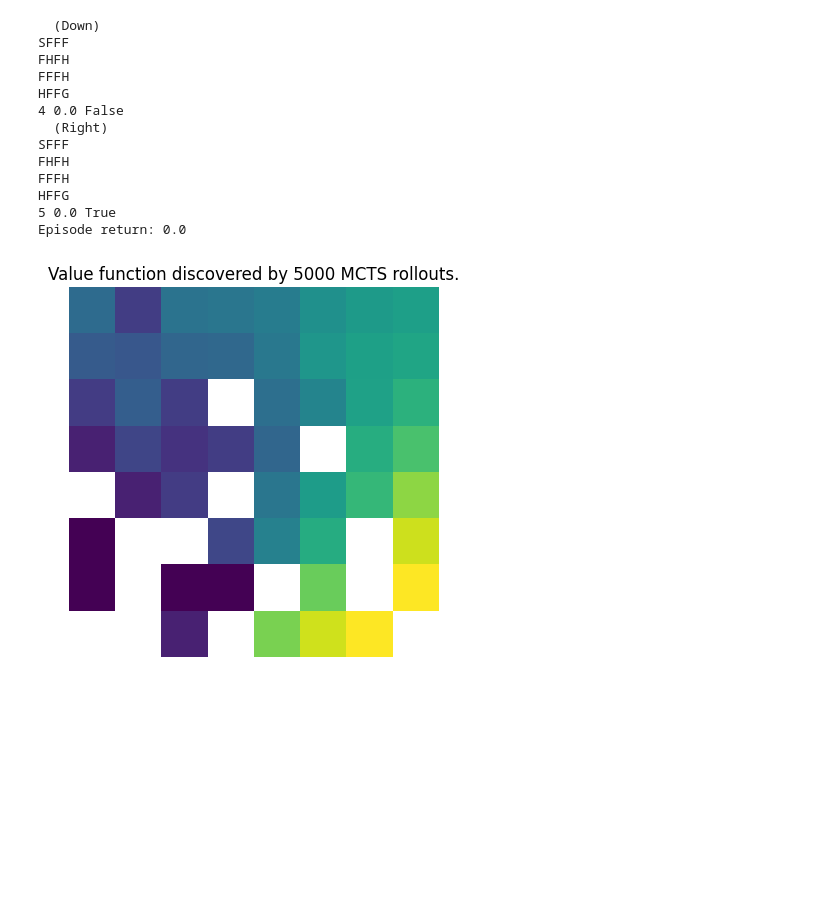
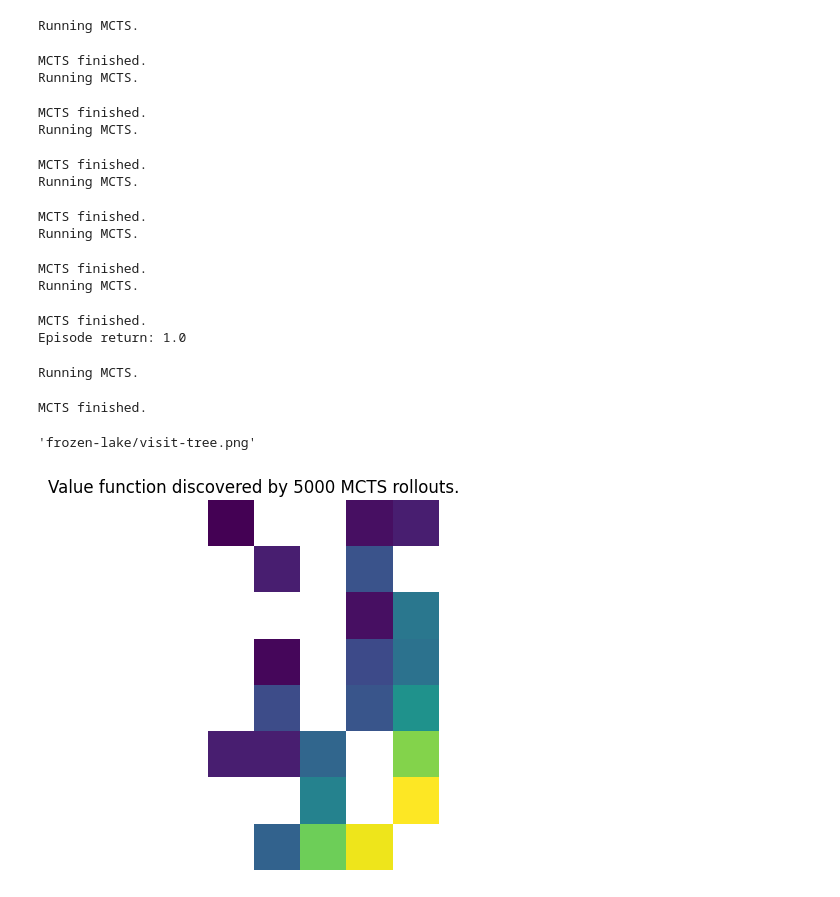
Before and after one commit to Lukeroberto/rl-refresher, a Jupyter notebook: mcts/mcts.ipynb, the cells around one changed output. Cells and saved outputs as stored; diff of their text form; code cells hidden in the pictures; blank space fills up the shorter version.

```diff
--- a/mcts/mcts.ipynb
+++ b/mcts/mcts.ipynb
@@ -9,4 +13,5 @@ from copy import deepcopy
 # %%
+
 class FrozenLakeModel:
     def __init__(self, transitions):
         self.model = transitions
@@ -48,11 +53,13 @@ class MCTS:
 
     def search(self):
         root = Node(self.cur_state)
-        for i in range(self.iters):
+        print("Running MCTS.")
+        for i in trange(self.iters):
             next_node = self._treePolicy(root)
             reward = self._rolloutPolicy(next_node)
             self._backup(next_node, reward)
 
+        print("MCTS finished.")
         return self._best_action(root), root
 
     # "Most Robust Child" selection: http://www.incompleteideas.net/609%20dropbox/other%20readings%20and%20resources/MCTS-survey.pdf
@@ -128,6 +135,33 @@ class MCTS:
         while node.parent:
             node = node.parent
             node.update_stats(self.discount * reward)
+
+# For viz purposes
+def unpack(root: Node, graph, ignore, action_map=None):
+    if (not root.parent):
+        graph.node(str(root.state))
+
+    if len(root.children.values()) == 0:
+        return graph
+
+    for child in root.children.values():
+        if (not (str(root.state), str(child.state), child.action) in ignore):
+            graph.edge(str(root.state), str(child.state), label=str(child.action if not action_map else action_map[child.action]))
+            ignore.add((str(root.state), str(child.state), child.action))
+
+        graph = unpack(child, graph, ignore, action_map=action_map)
+
+    return graph
+
+# Visualize visitation frequency
+def unpack_visits(root: Node, visit_freqs=defaultdict(lambda: 0)):
+    if len(root.children.values()) == 0:
+        visit_freqs[root.state] += root.visits
+
+    for child in root.children.values():
+        visit_freqs = unpack_visits(child, visit_freqs)
+
+    return visit_freqs
 # %%
 env = gym.make("FrozenLake-v1", is_slippery=False)
 model = FrozenLakeModel(env.P)
@@ -148,40 +182,45 @@ while not done:
     # print([(action_map[child.action], child.value) for child in values.children.values()])
     # print(f"Moving {action_map[action]}")
     obs, r, done, _ = env.step(action)
-    env.render()
-
-    print(obs, r, done)
-
     ep_r += r
 
 print(f"Episode return: {ep_r}")
 # %% [output]
-  (Down)
-SFFF
-FHFH
-FFFH
-HFFG
-4 0.0 False
-  (Right)
-SFFF
-FHFH
-FFFH
-HFFG
-5 0.0 True
-Episode return: 0.0
+Running MCTS.
+MCTS finished.
+Running MCTS.
+MCTS finished.
+Running MCTS.
+MCTS finished.
+Running MCTS.
+MCTS finished.
+Running MCTS.
+MCTS finished.
+Running MCTS.
+MCTS finished.
+Episode return: 1.0
+# %%
+obs = env.reset()
+action, root = MCTS(obs, model, {"iters": 5000}).search()
+graph = unpack(root, graphviz.Digraph(), set(), action_map=action_map)
+graph.render("./frozen-lake/visit-tree", format="png")
+# %% [output]
+Running MCTS.
+MCTS finished.
+'frozen-lake/visit-tree.png'
 # %%
 # MCTS estimated values in every state
 env = gym.make("FrozenLake-v1", map_name="8x8", is_slippery=False)
 model = FrozenLakeModel(env.P)
 nS = flatdim(env.observation_space)
 V = np.zeros(nS)
 for i in trange(env.observation_space.n):
-    _, values = MCTS(i, model, {"iters": 5000}).search()
+    _, values = MCTS(i, model, {"iters": 100}).search()
     V[i] = np.mean([child.value for child in values.children.values()])
 
 plt.imshow(np.log(V.reshape(int(np.sqrt(nS)), int(np.sqrt(nS)))))
 plt.title("Value function discovered by 5000 MCTS rollouts.")
 plt.axis("off")
 plt.savefig("./frozen-lake/value-5000")
 # %% [output]
-[figure, old version]
+[figure, new version]
```
Also changed, not shown: parts of 7 cells of this notebook, 9 other files.
